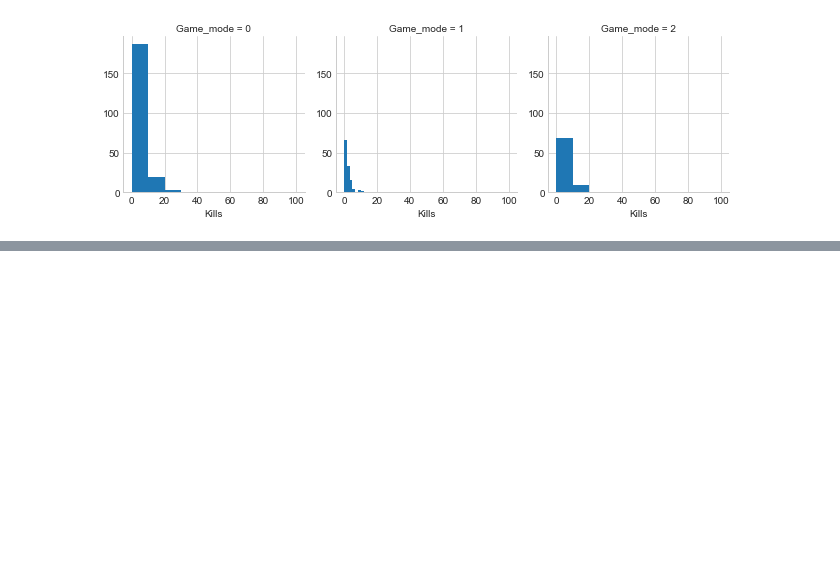
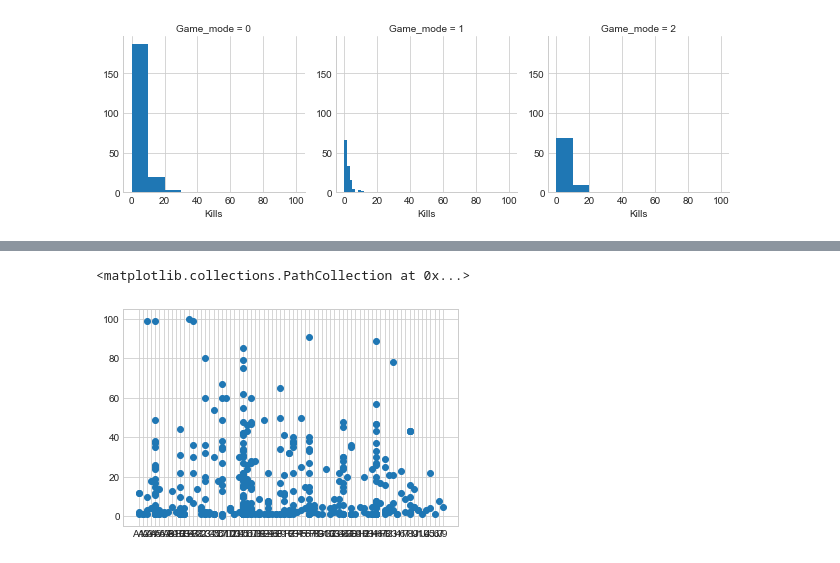
Before and after one commit to Justin1st/Fortnite_Heatmap, a Jupyter notebook: CombinedData Analysis.ipynb, the cells around one changed output, grey strips where cells are left out. Saved outputs shown, nothing was run; the diff lists cells and outputs as text; code cells hidden in the pictures; blank space fills up the shorter version.

```diff
--- a/CombinedData Analysis.ipynb
+++ b/CombinedData Analysis.ipynb
@@ -72,0 +99,5 @@ multiples = multiples.map(plt.hist, "Kills")
+# %%
+plt.scatter( df["Location"],df["Placed"])
+# %% [output]
+<matplotlib.collections.PathCollection at 0x...>
+[figure, added]
```
Also changed, not shown: parts of 5 cells of this notebook.
